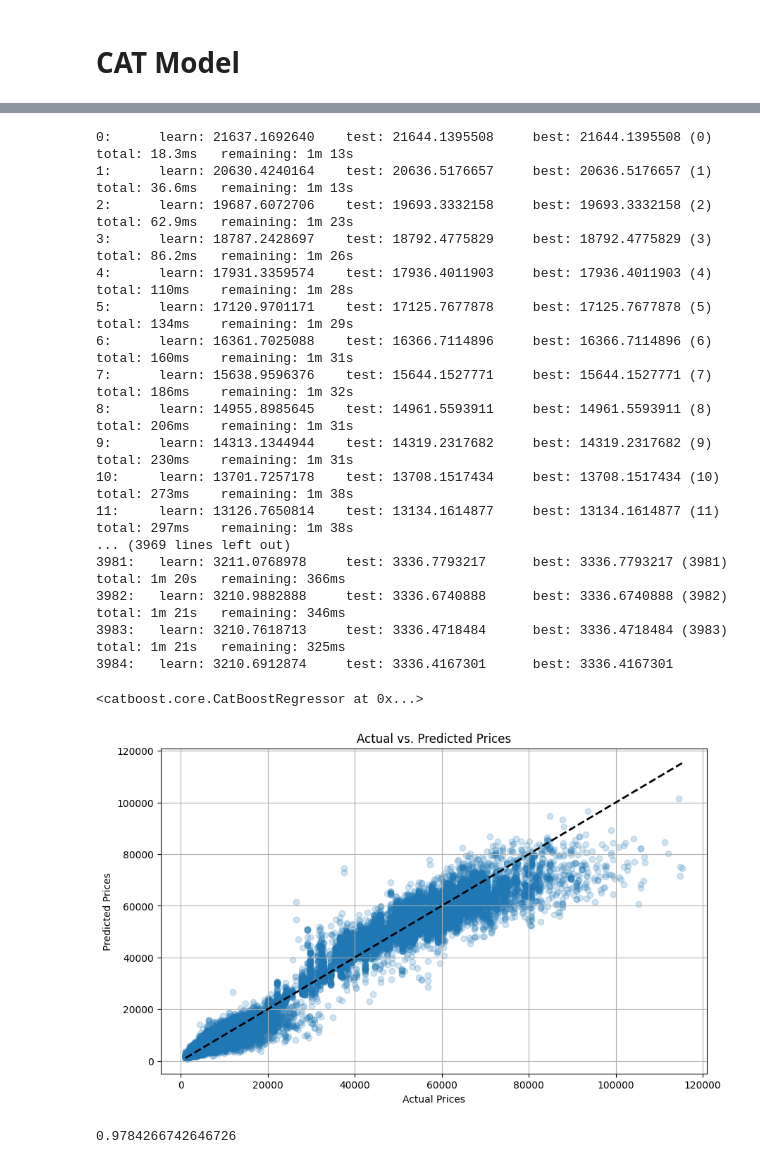
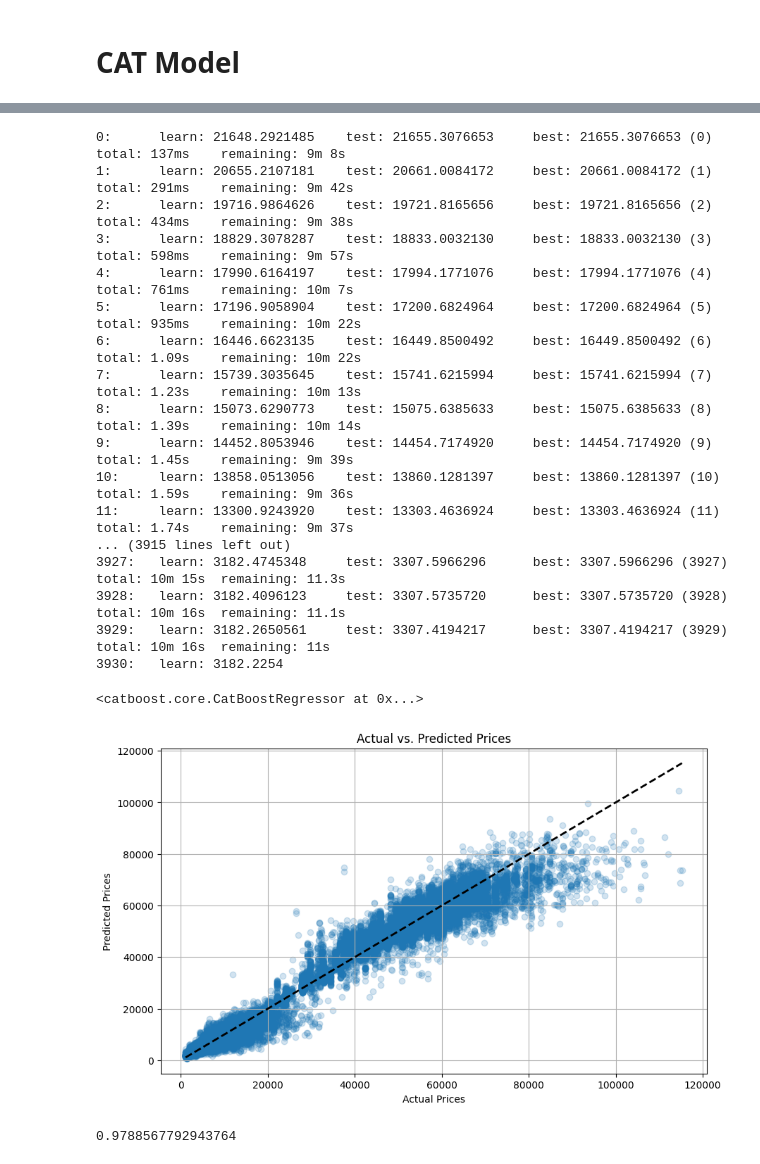
Before and after one commit to a-gud-boy/Stratohack, a Jupyter notebook: stratohack.ipynb, the cells around one changed output, grey strips where cells are left out. Saved outputs shown, nothing was run; the diff lists cells and outputs as text; code cells hidden in the pictures.

```diff
--- a/stratohack.ipynb
+++ b/stratohack.ipynb
@@ -414,3 +415,6 @@ r2_score(y_test, lgb_predictions)
 1875.0
 # %% [markdown]
 # CAT Model
+# %%
+df_cb = df_original.drop(['Unnamed: 0', 'flight'], axis=1)
+df_cb.sample(5)
@@ -417,6 +428,22 @@ r2_score(y_test, lgb_predictions)
+# %%
+train_df_cb, test_df_cb = train_test_split(df_cb, test_size=0.2, random_state=42)
+# %%
+x_train_cb = train_df_cb.drop('price', axis=1)
+y_train_cb = train_df_cb['price']
+
+x_test_cb = test_df_cb.drop('price', axis=1)
+y_test_cb = test_df_cb['price']
+
+x_test_cb.sample(5)
+
+cat_cols = ['airline','source_city','destination_city','stops','class','departure_time','arrival_time']
+
+cat_features = [x_train_cb.columns.get_loc(c) for c in cat_cols]
+train_pool = Pool(x_train_cb, y_train_cb, cat_features=cat_features)
+test_pool  = Pool(x_test_cb, y_test_cb, cat_features=cat_features)
 # %%
-cat_model = cb.CatBoostRegressor(
-    iterations=4000,           # Equivalent to n_estimators
+cat_model = CatBoostRegressor(
+    iterations=1000,           # Equivalent to n_estimators
     learning_rate=0.05,
     depth=6,                   # Equivalent to max_depth
     random_state=42,
@@ -425,33 +452,33 @@ cat_model = cb.CatBoostRegressor(
     allow_writing_files=False    # Prevents CatBoost from creating log files
 )
 
-cat_model.fit(x_train_scaled, y_train, eval_set=(x_test_scaled, y_test))
+cat_model.fit(train_pool, eval_set=test_pool)
 # %% [output]
-0:      learn: 21637.1692640    test: 21644.1395508     best: 21644.1395508 (0) total: 18.3ms   remaining: 1m 13s
-1:      learn: 20630.4240164    test: 20636.5176657     best: 20636.5176657 (1) total: 36.6ms   remaining: 1m 13s
-2:      learn: 19687.6072706    test: 19693.3332158     best: 19693.3332158 (2) total: 62.9ms   remaining: 1m 23s
-3:      learn: 18787.2428697    test: 18792.4775829     best: 18792.4775829 (3) total: 86.2ms   remaining: 1m 26s
-4:      learn: 17931.3359574    test: 17936.4011903     best: 17936.4011903 (4) total: 110ms    remaining: 1m 28s
-5:      learn: 17120.9701171    test: 17125.7677878     best: 17125.7677878 (5) total: 134ms    remaining: 1m 29s
-6:      learn: 16361.7025088    test: 16366.7114896     best: 16366.7114896 (6) total: 160ms    remaining: 1m 31s
-7:      learn: 15638.9596376    test: 15644.1527771     best: 15644.1527771 (7) total: 186ms    remaining: 1m 32s
-8:      learn: 14955.8985645    test: 14961.5593911     best: 14961.5593911 (8) total: 206ms    remaining: 1m 31s
-9:      learn: 14313.1344944    test: 14319.2317682     best: 14319.2317682 (9) total: 230ms    remaining: 1m 31s
-10:     learn: 13701.7257178    test: 13708.1517434     best: 13708.1517434 (10)        total: 273ms    remaining: 1m 38s
-11:     learn: 13126.7650814    test: 13134.1614877     best: 13134.1614877 (11)        total: 297ms    remaining: 1m 38s
-... (3969 lines left out)
-3981:   learn: 3211.0768978     test: 3336.7793217      best: 3336.7793217 (3981)       total: 1m 20s   remaining: 366ms
-3982:   learn: 3210.9882888     test: 3336.6740888      best: 3336.6740888 (3982)       total: 1m 21s   remaining: 346ms
-3983:   learn: 3210.7618713     test: 3336.4718484      best: 3336.4718484 (3983)       total: 1m 21s   remaining: 325ms
-3984:   learn: 3210.6912874     test: 3336.4167301      best: 3336.4167301
+0:      learn: 21648.2921485    test: 21655.3076653     best: 21655.3076653 (0) total: 137ms    remaining: 9m 8s
+1:      learn: 20655.2107181    test: 20661.0084172     best: 20661.0084172 (1) total: 291ms    remaining: 9m 42s
+2:      learn: 19716.9864626    test: 19721.8165656     best: 19721.8165656 (2) total: 434ms    remaining: 9m 38s
+3:      learn: 18829.3078287    test: 18833.0032130     best: 18833.0032130 (3) total: 598ms    remaining: 9m 57s
+4:      learn: 17990.6164197    test: 17994.1771076     best: 17994.1771076 (4) total: 761ms    remaining: 10m 7s
+5:      learn: 17196.9058904    test: 17200.6824964     best: 17200.6824964 (5) total: 935ms    remaining: 10m 22s
+6:      learn: 16446.6623135    test: 16449.8500492     best: 16449.8500492 (6) total: 1.09s    remaining: 10m 22s
+7:      learn: 15739.3035645    test: 15741.6215994     best: 15741.6215994 (7) total: 1.23s    remaining: 10m 13s
+8:      learn: 15073.6290773    test: 15075.6385633     best: 15075.6385633 (8) total: 1.39s    remaining: 10m 14s
+9:      learn: 14452.8053946    test: 14454.7174920     best: 14454.7174920 (9) total: 1.45s    remaining: 9m 39s
+10:     learn: 13858.0513056    test: 13860.1281397     best: 13860.1281397 (10)        total: 1.59s    remaining: 9m 36s
+11:     learn: 13300.9243920    test: 13303.4636924     best: 13303.4636924 (11)        total: 1.74s    remaining: 9m 37s
+... (3915 lines left out)
+3927:   learn: 3182.4745348     test: 3307.5966296      best: 3307.5966296 (3927)       total: 10m 15s  remaining: 11.3s
+3928:   learn: 3182.4096123     test: 3307.5735720      best: 3307.5735720 (3928)       total: 10m 16s  remaining: 11.1s
+3929:   learn: 3182.2650561     test: 3307.4194217      best: 3307.4194217 (3929)       total: 10m 16s  remaining: 11s
+3930:   learn: 3182.2254
 <catboost.core.CatBoostRegressor at 0x...>
 # %%
-cb_predictions = cat_model.predict(x_test_scaled)
+cb_predictions = cat_model.predict(x_test_cb)
 
-plot_predictions(y_test, cb_predictions)
+plot_predictions(y_test_cb, cb_predictions)
 # %% [output]
-[figure, old version]
+[figure, new version]
 # %%
-r2_score(y_test, cb_predictions)
+r2_score(y_test_cb, cb_predictions)
 # %% [output]
-0.9784266742646726
+0.9788567792943764
```
Also changed, not shown: parts of 3 cells of this notebook.
